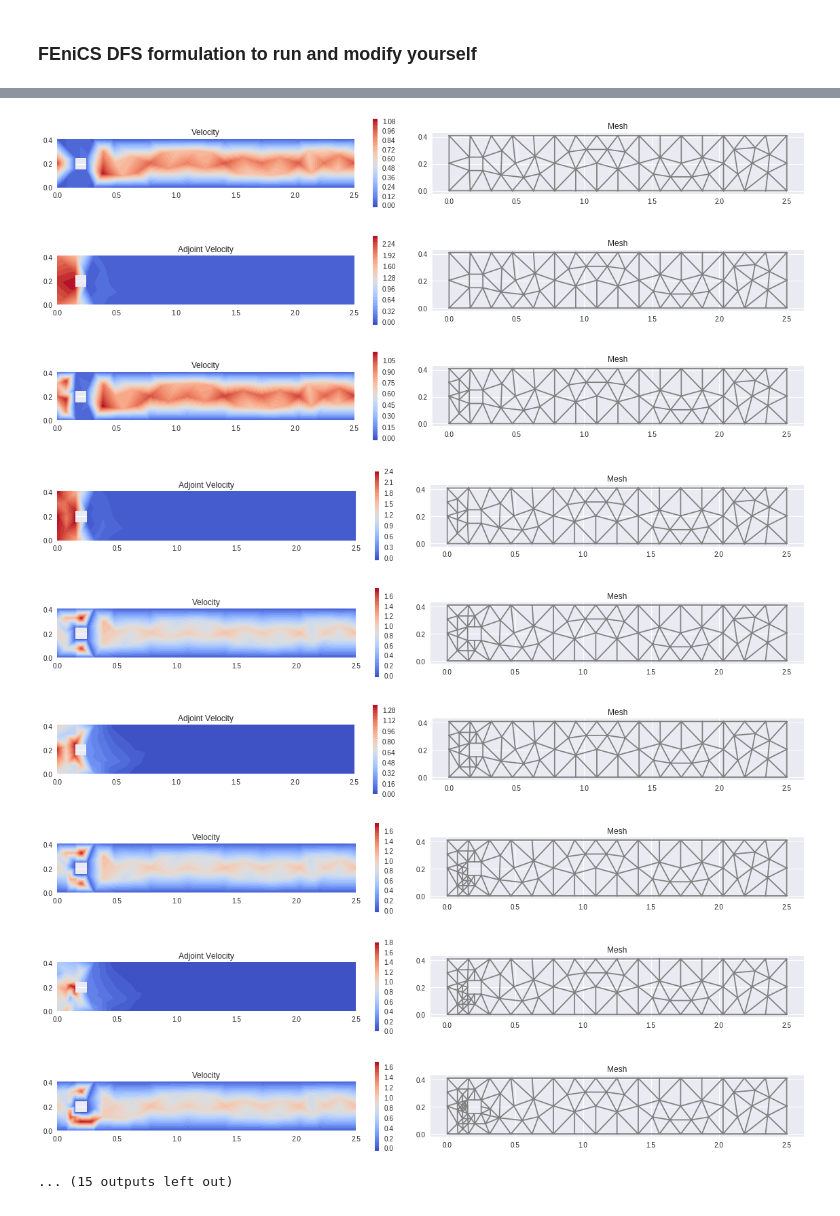
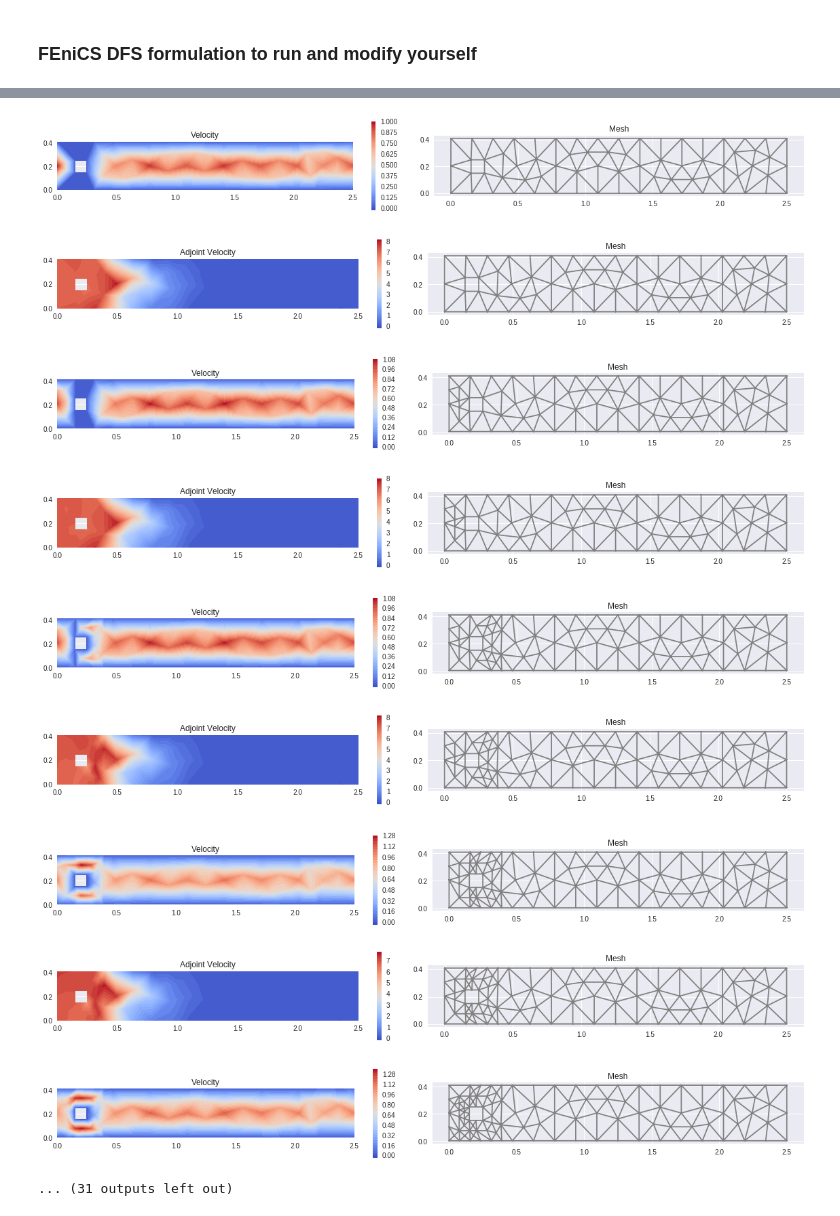
Before and after one commit to johanjan/MOOC-HPFEM-source, a Jupyter notebook: MOOC_HPFEM_Adaptivity.ipynb, the cells around one changed output, grey strips where cells are left out. Cells and saved outputs as stored; diff of their text form; code cells hidden in the pictures.

```diff
--- a/MOOC_HPFEM_Adaptivity.ipynb
+++ b/MOOC_HPFEM_Adaptivity.ipynb
@@ -79,7 +79,7 @@ stepcounter = 0; pl = None; ax = None
 
 XMIN = 0.; XMAX = 2.5; YMIN = 0; YMAX = 0.41; G = [XMIN, XMAX, YMIN, YMAX]; eps = 1e-5; mresolution=10 # Geometry and mesh
 ghole = [0.15, 0.25, 0.15, 0.25];
-mesh = generate_mesh(Rectangle(Point(G[0], G[2]), Point(G[1], G[3])) - Rectangle(Point(ghole[0],ghole[2]),Point(ghole[1],gho
+mesh = generate_mesh(Rectangle(Point(G[0], G[2]), Point(G[1], G[3])) - Rectangle(Point(ghole[0],ghole[2]),Point(ghole[1],ghole[3]) ), mresolution)
 
 def M(mesh, u, p):
   """Output functional"""
@@ -89,7 +89,7 @@ def M(mesh, u, p):
   n = FacetNormal(mesh)
 
   I = Identity(2)
-  sigma = p*I - nu*epsilon(u)
+  sigma = p*I - 2*nu*epsilon(u)
   theta = Constant((1.0, 0.0))
 
   g = Expression(("200.0*exp(-200.0*(pow(x[0] - 0.5, 2) + pow(x[1] - 0.3, 2)))", "0.0"), degree=2)
@@ -102,8 +102,10 @@ def M(mesh, u, p):
 
   return M1
 
+ref = 0.128069
+
 nu = 4e-3; # Viscosity
-adaptive = True; adapt_ratio = 0.03; maxiters = 12
+adaptive = True; adapt_ratio = 0.03; maxiters = 20
 
 clear_output();
 for i in range(0, maxiters):
@@ -127,7 +129,7 @@ for i in range(0, maxiters):
                          XMIN=XMIN, XMAX=XMAX, YMIN=YMIN, YMAX=YMAX, eps=eps, element = Q.ufl_element())
 
   n = FacetNormal(mesh)
-  d = .2*h**(3./2.); # Stabilization parameter
+  d = .5*h; # Stabilization parameter
   gamma = 10*1./h # Penalty parameter
 
   r = ((inner(grad(p) + grad(u)*u, v) + nu*inner(grad(u), grad(v)) + div(u)*q)*dx +
@@ -137,7 +139,7 @@ for i in range(0, maxiters):
   plot_compact_static(u, Q, "Velocity") # Plot all quantities (see implementation above)
 
   output = assemble(M(mesh, u, p))
-  print("adaptive iter: %d output: %f" % (i, output))
+  print("adaptive iter: %d num_vertices: %d output: %f err: %f" % (i, mesh.num_vertices(), output, abs(ref - output)))
 
   a_dual = adjoint(derivative(r, w)) # Construct the adjoint problem
   L_dual = M(mesh, v, q)
@@ -177,10 +191,10 @@ adaptive iter: 11 output: 0.134537
-[figure, old version]
+[figure, new version]
-[figure, old version]
+[figure, new version]
-[figure, old version]
+[figure, new version]
-[figure, old version]
+[figure, new version]
-[figure, old version]
+[figure, new version]
-[figure, old version]
+[figure, new version]
-[figure, old version]
+[figure, new version]
-[figure, old version]
+[figure, new version]
-[figure, old version]
+[figure, new version]
-... (15 outputs left out)
+... (31 outputs left out)
```
Also changed, not shown: parts of 1 cell of this notebook.
